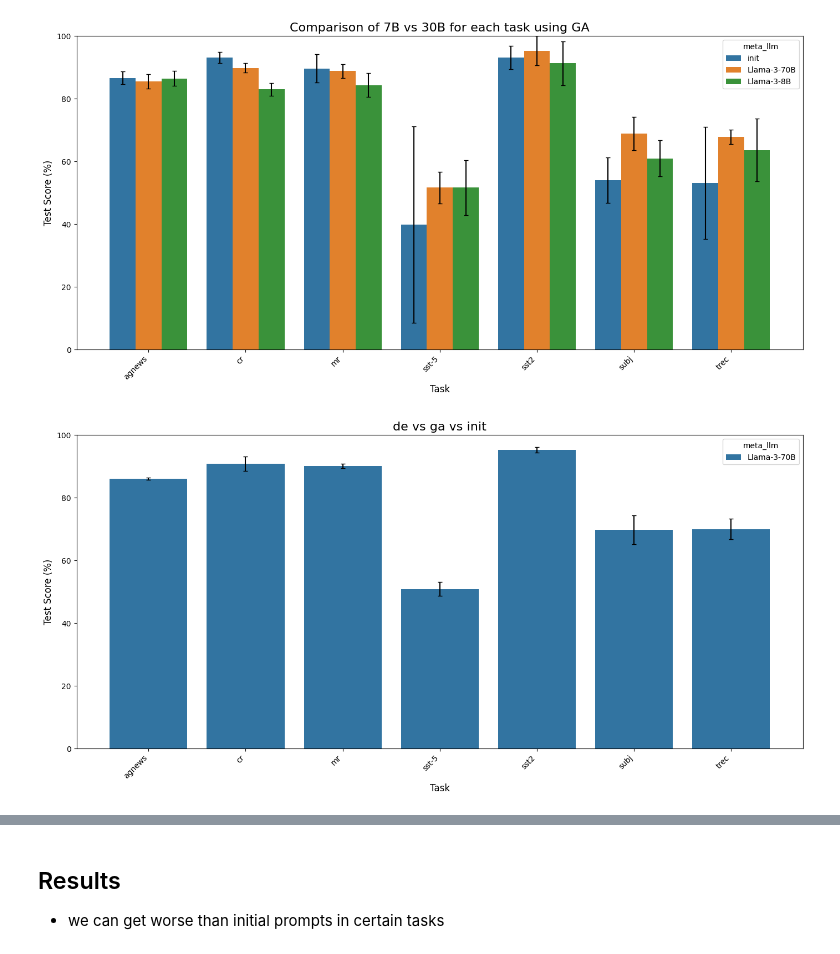
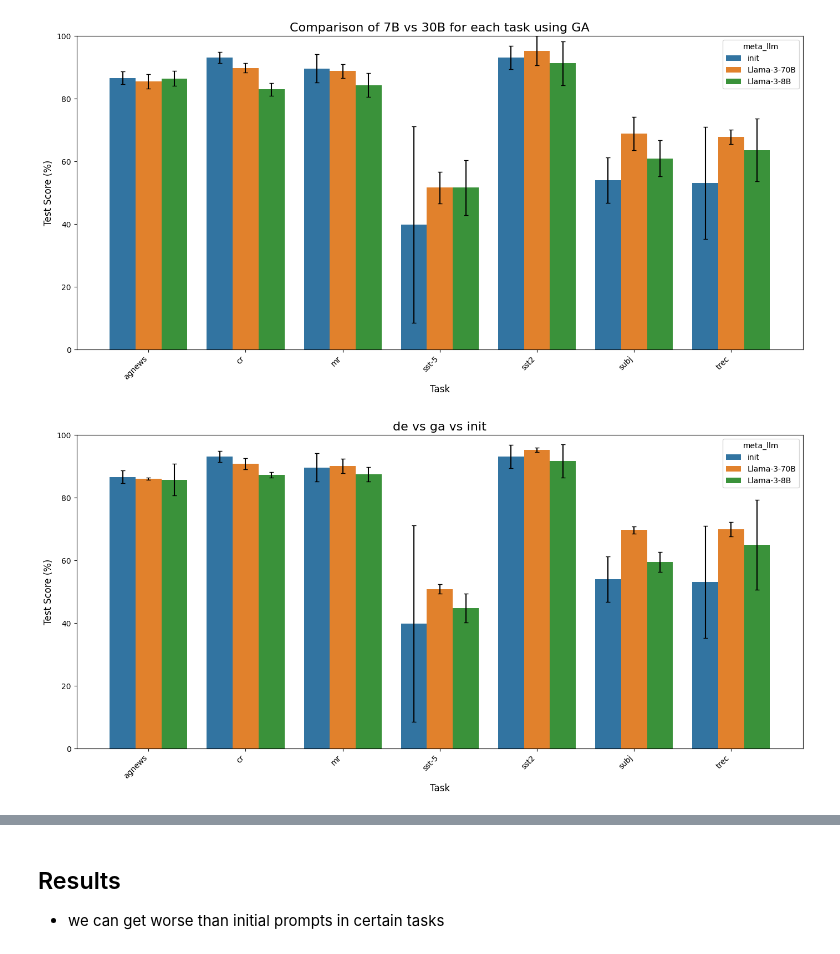
Before and after one commit to finitearth/promptolution, a Jupyter notebook: notebooks/evaluation_experiment.ipynb, the cells around one changed output, grey strips where cells are left out. Saved outputs shown, nothing was run; the diff lists cells and outputs as text; code cells hidden in the pictures.

```diff
--- a/notebooks/evaluation_experiment.ipynb
+++ b/notebooks/evaluation_experiment.ipynb
@@ -179,12 +179,11 @@ plot_bar(df_plot,"meta_llm",  "Comparison of 7B vs 30B for each task using GA")
 # %% [output]
 [figure]
 # %%
-df_plot = best_scores_all[best_scores_all['meta_llm'] == 'Llama-3-70B'].copy()
-df_plot = df_plot[df_plot["task"]!="Average"]
+df_plot = best_scores_all[best_scores_all['downstream_llm'] == 'Llama-3-70B'].copy()
 
 plot_bar(df_plot,"meta_llm",  "de vs ga vs init")
 # %% [output]
-[figure, old version]
+[figure, new version]
 # %%
 fancy_pants = format_score(best_scores_all)
 get_result_table(fancy_pants)
```
Also changed, not shown: parts of 1 cell of this notebook, 45 other files.
